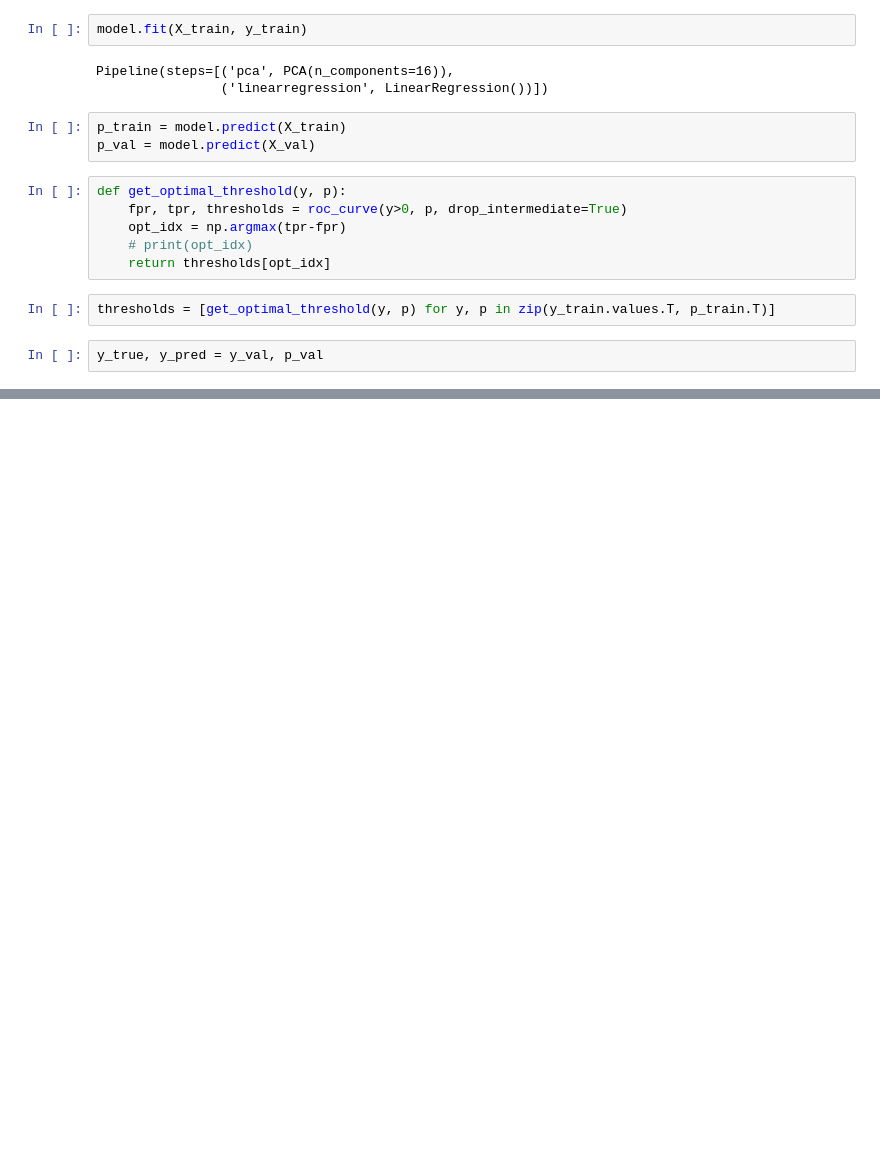
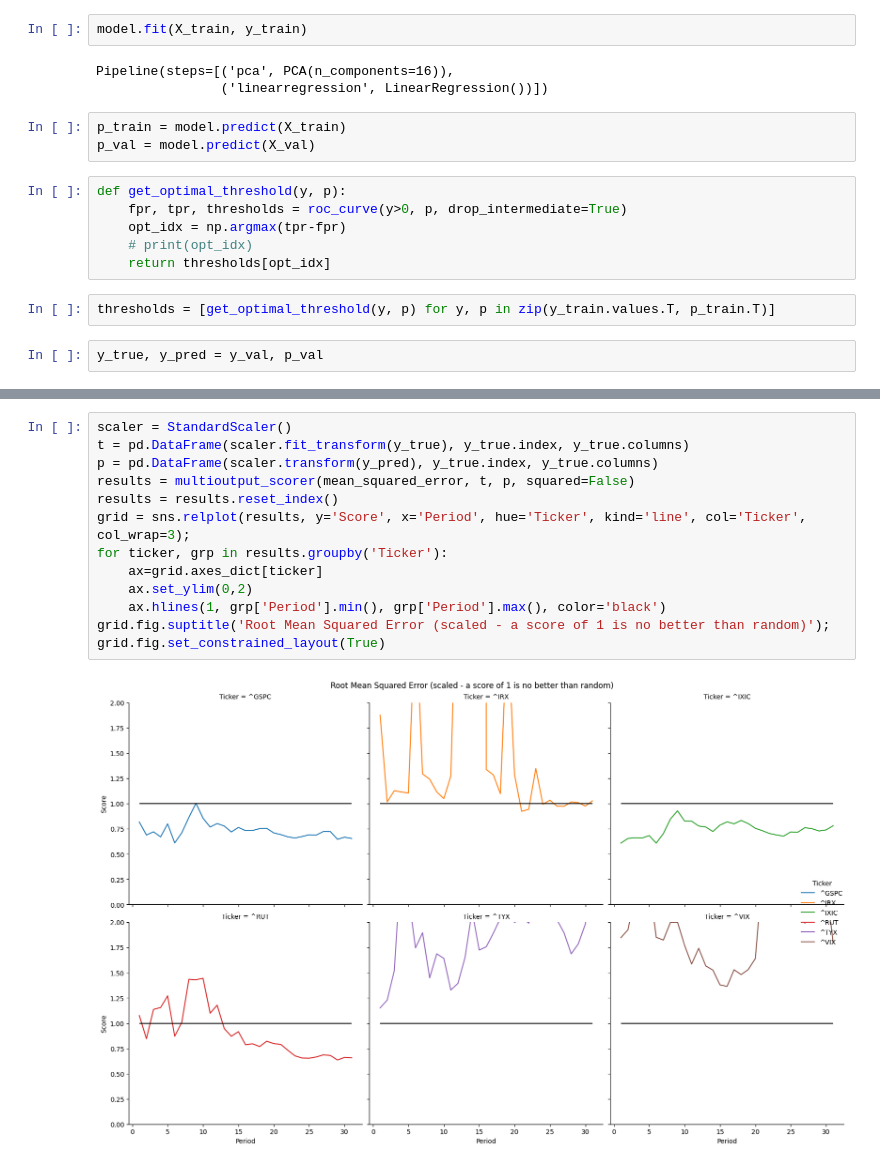
Before and after one commit to cnechamk/MarketPulse, a Jupyter notebook: code/sklearn 2.ipynb, the cells around one changed output, grey strips where cells are left out. Cells and saved outputs as stored; diff of their text form; blank space fills up the shorter version.

```diff
--- a/code/sklearn 2.ipynb
+++ b/code/sklearn 2.ipynb
@@ -135,0 +104,15 @@ sns.relplot(r, x='Period', y='Score', col='Metric', kind='line')
+# %%
+scaler = StandardScaler()
+t = pd.DataFrame(scaler.fit_transform(y_true), y_true.index, y_true.columns)
+p = pd.DataFrame(scaler.transform(y_pred), y_true.index, y_true.columns)
+results = multioutput_scorer(mean_squared_error, t, p, squared=False)
+results = results.reset_index()
+grid = sns.relplot(results, y='Score', x='Period', hue='Ticker', kind='line', col='Ticker', col_wrap=3);
+for ticker, grp in results.groupby('Ticker'):
+    ax=grid.axes_dict[ticker]
+    ax.set_ylim(0,2)
+    ax.hlines(1, grp['Period'].min(), grp['Period'].max(), color='black')
+grid.fig.suptitle('Root Mean Squared Error (scaled - a score of 1 is no better than random)');
+grid.fig.set_constrained_layout(True)
+# %% [output]
+[figure, added]
```
Also changed, not shown: parts of 17 cells of this notebook.
